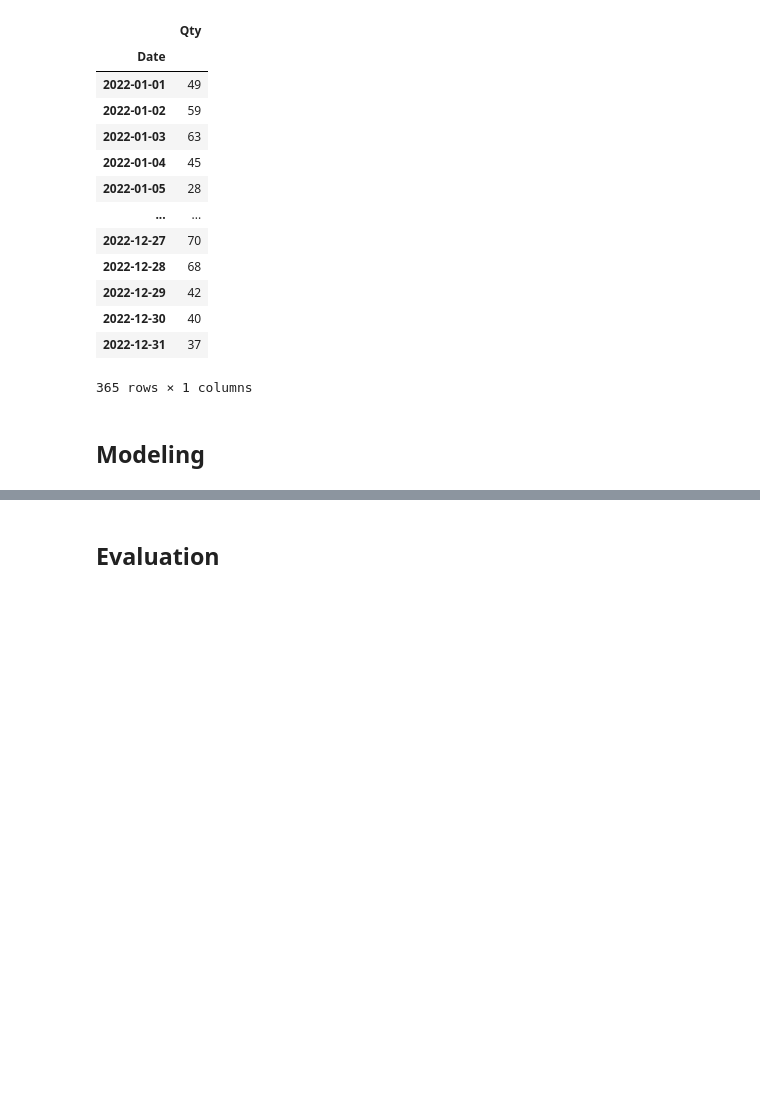
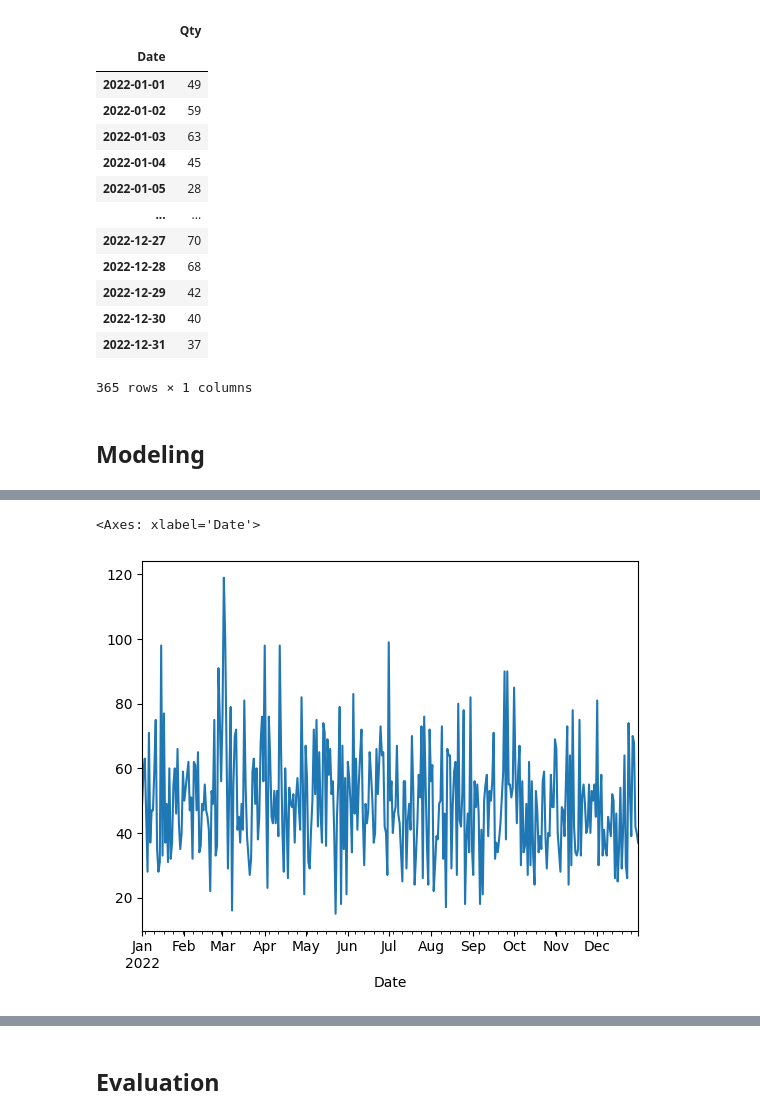
Before and after one commit to AcilRestu12/kalbe-sales-insight, a Jupyter notebook: Sales Patterns Prediction.ipynb, the cells around one changed output, grey strips where cells are left out. Drawn from its saved outputs; the diff is of its cells as text; code cells hidden in the pictures; blank space fills up the shorter version.

```diff
--- a/Sales Patterns Prediction.ipynb
+++ b/Sales Patterns Prediction.ipynb
@@ -230,0 +251,6 @@ pd.plotting.autocorrelation_plot(df['Qty'])
+# %%
+# Plotting data stasioner
+df['Qty'].plot()
+# %% [output]
+<Axes: xlabel='Date'>
+[figure, added]
```
Also changed, not shown: parts of 17 cells of this notebook.
